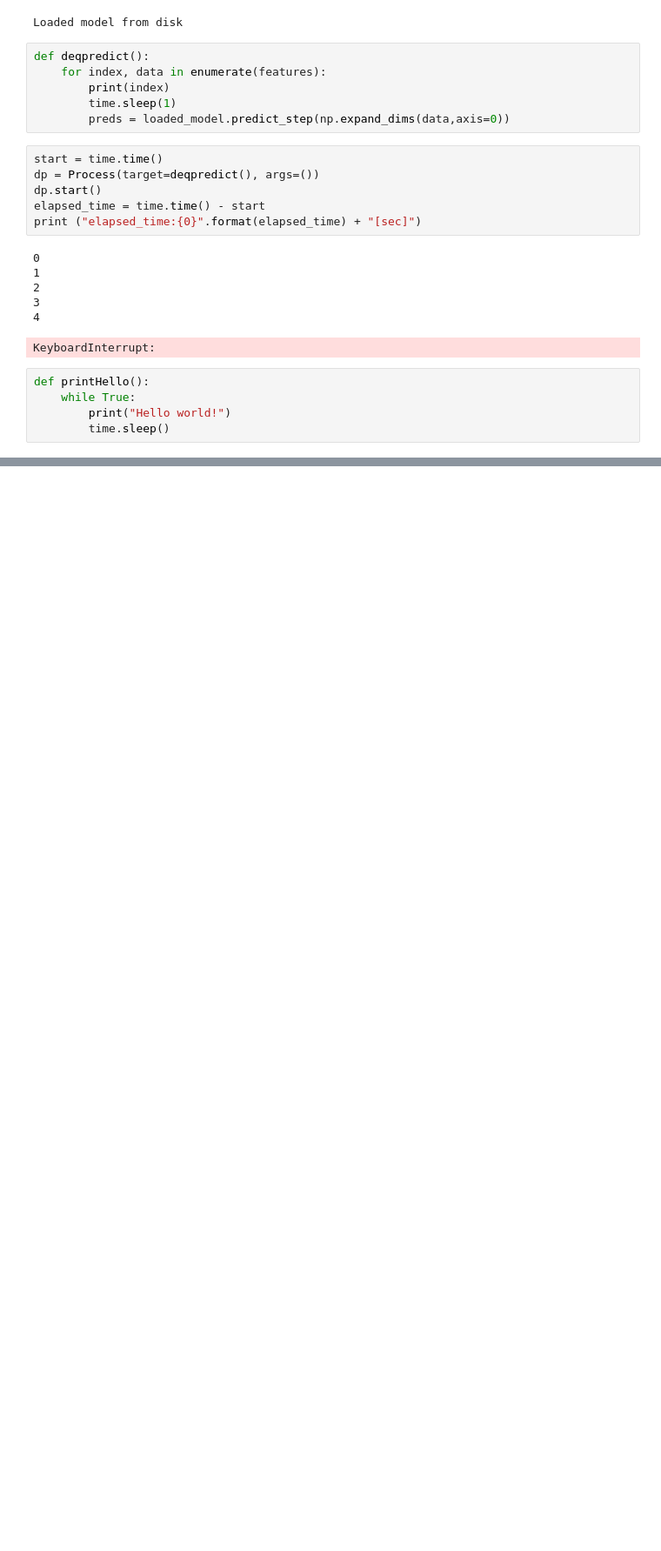
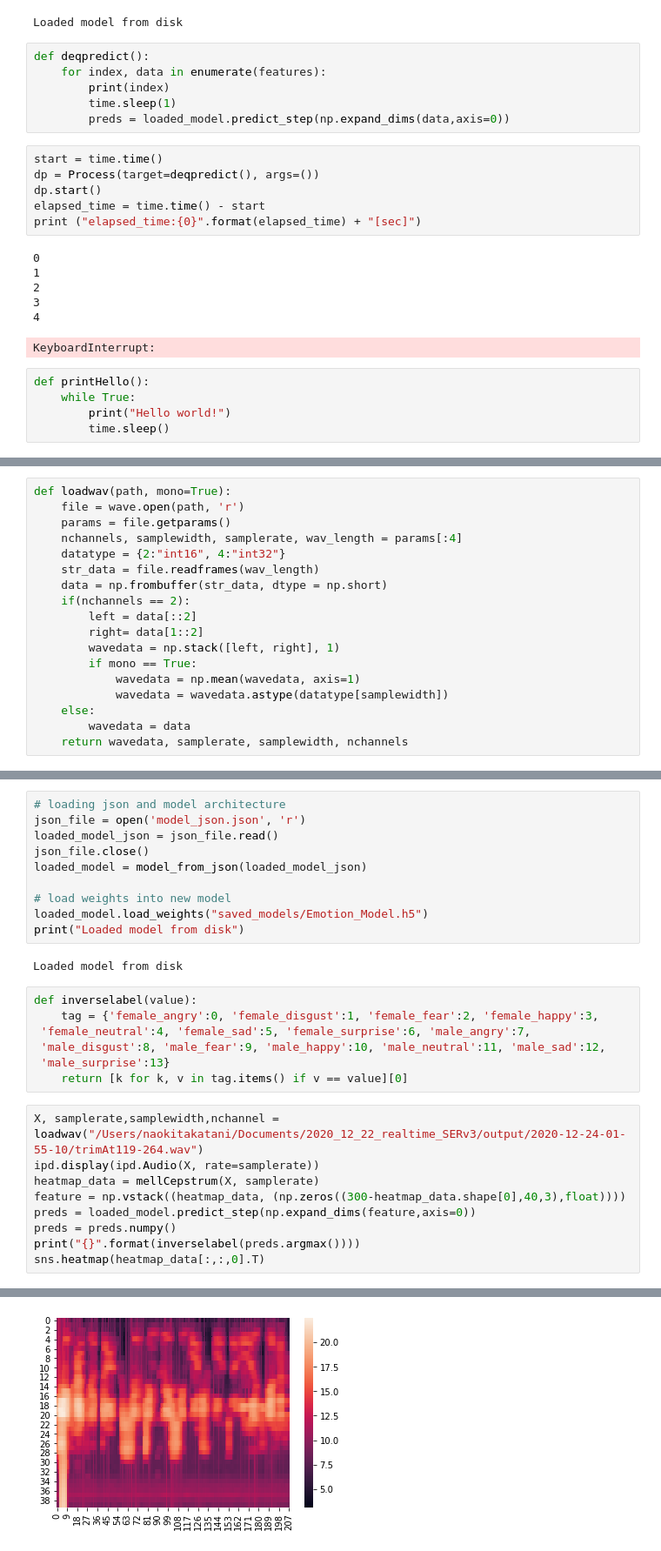
Before and after one commit to naokitakatani/2020_12_22_realtime_SERv3, a Jupyter notebook: develop_realtimeEmotionRecognition2.ipynb, the cells around one changed output, grey strips where cells are left out. Shown at 87% size. Cells and saved outputs as stored; diff of their text form; blank space fills up the shorter version.

```diff
--- a/develop_realtimeEmotionRecognition2.ipynb
+++ b/develop_realtimeEmotionRecognition2.ipynb
@@ -403,0 +410,18 @@ KeyboardInterrupt:
+# %%
+def loadwav(path, mono=True):
+    file = wave.open(path, 'r')
+    params = file.getparams()
+    nchannels, samplewidth, samplerate, wav_length = params[:4]
+    datatype = {2:"int16", 4:"int32"}
+    str_data = file.readframes(wav_length)
+    data = np.frombuffer(str_data, dtype = np.short)
+    if(nchannels == 2):
+        left = data[::2]
+        right= data[1::2]
+        wavedata = np.stack([left, right], 1)
+        if mono == True:
+            wavedata = np.mean(wavedata, axis=1)
+            wavedata = wavedata.astype(datatype[samplewidth])
+    else:
+        wavedata = data
+    return wavedata, samplerate, samplewidth, nchannels
@@ -403,0 +454,29 @@ KeyboardInterrupt:
+# %%
+# loading json and model architecture
+json_file = open('model_json.json', 'r')
+loaded_model_json = json_file.read()
+json_file.close()
+loaded_model = model_from_json(loaded_model_json)
+
+# load weights into new model
+loaded_model.load_weights("saved_models/Emotion_Model.h5")
+print("Loaded model from disk")
+# %% [output]
+Loaded model from disk
+# %%
+def inverselabel(value):
+    tag = {'female_angry':0, 'female_disgust':1, 'female_fear':2, 'female_happy':3,
+ 'female_neutral':4, 'female_sad':5, 'female_surprise':6, 'male_angry':7,
+ 'male_disgust':8, 'male_fear':9, 'male_happy':10, 'male_neutral':11, 'male_sad':12,
+ 'male_surprise':13}
+    return [k for k, v in tag.items() if v == value][0]
+# %%
+X, samplerate,samplewidth,nchannel = loadwav("/Users/naokitakatani/Documents/2020_12_22_realtime_SERv3/output/2020-12-24-01-55-10/trimAt119-264.wav")
+ipd.display(ipd.Audio(X, rate=samplerate))
+heatmap_data = mellCepstrum(X, samplerate)
+feature = np.vstack((heatmap_data, (np.zeros((300-heatmap_data.shape[0],40,3),float))))
+preds = loaded_model.predict_step(np.expand_dims(feature,axis=0))
+preds = preds.numpy()
+print("{}".format(inverselabel(preds.argmax())))
+sns.heatmap(heatmap_data[:,:,0].T)
+# %% [output]
@@ -403,0 +486 @@ KeyboardInterrupt:
+[figure, added]
```
Also changed, not shown: parts of 18 cells of this notebook.
